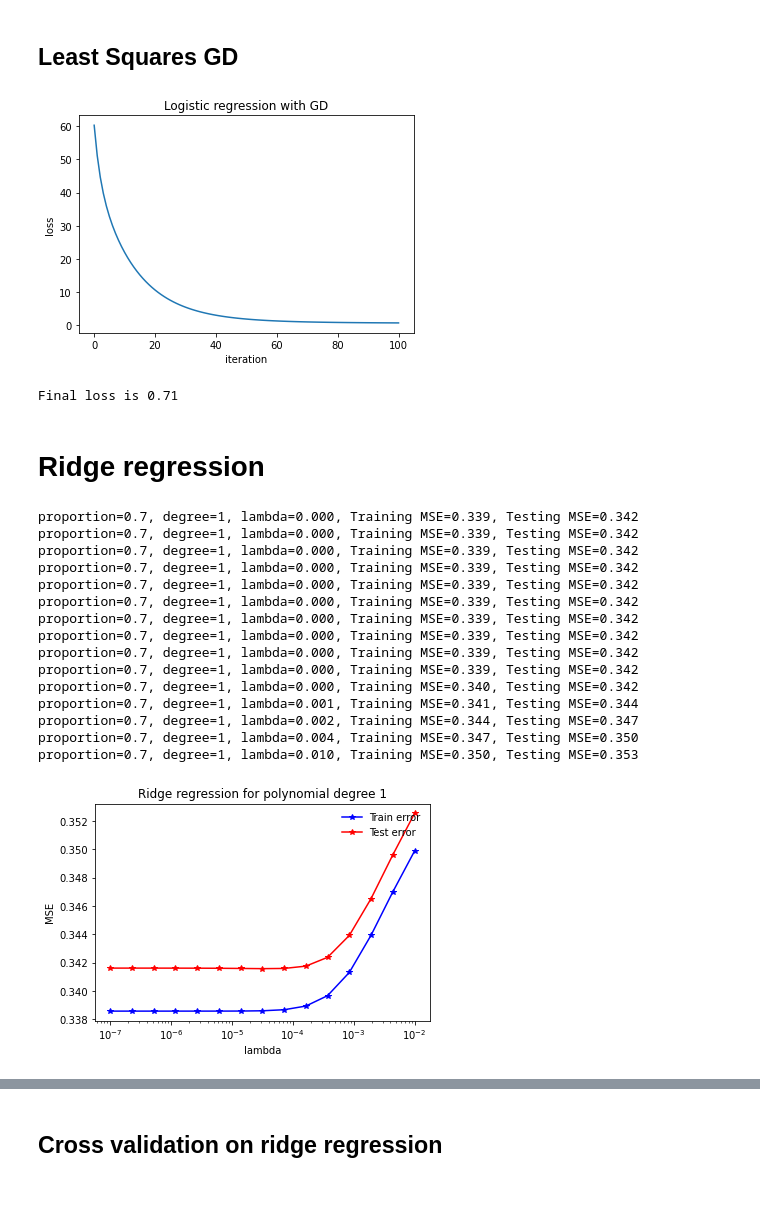
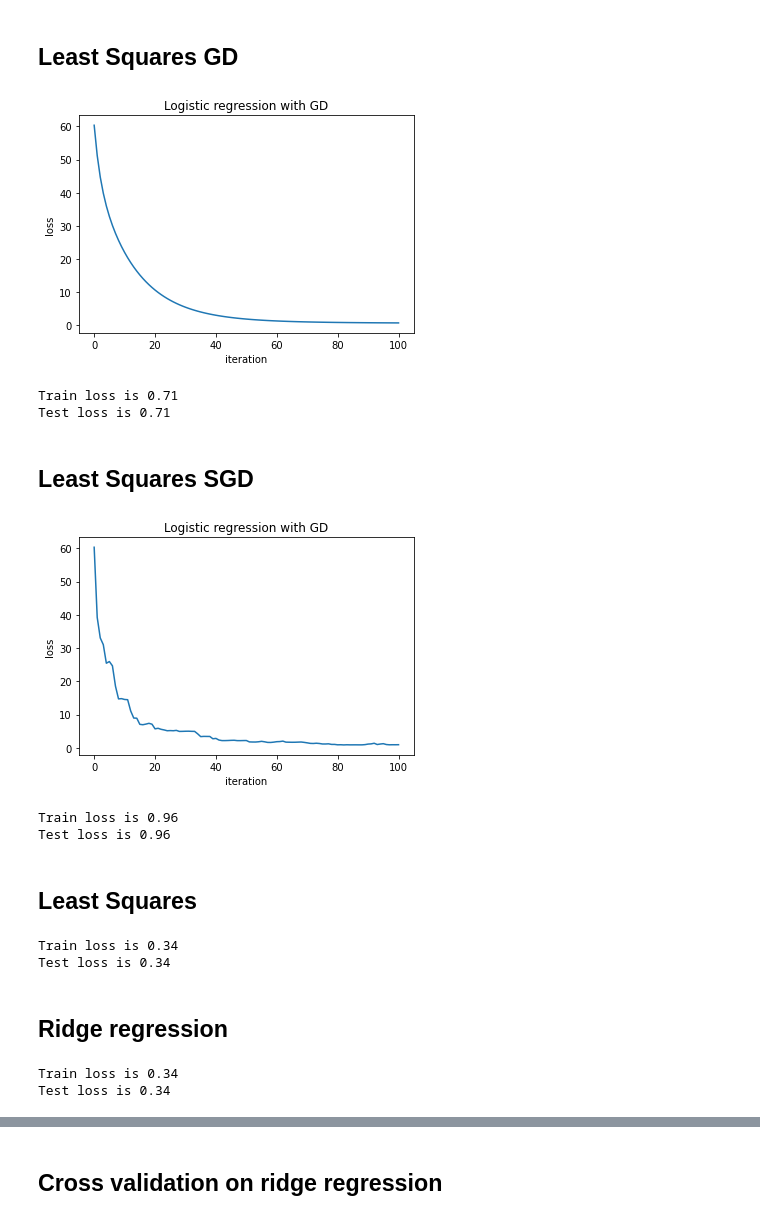
Before and after one commit to SonyaBlinova/ml-project-1-SES, a Jupyter notebook: project1.ipynb, the cells around one changed output, grey strips where cells are left out. Saved outputs shown, nothing was run; the diff lists cells and outputs as text; code cells hidden in the pictures; blank space fills up the shorter version.

```diff
--- a/project1.ipynb
+++ b/project1.ipynb
@@ -13,7 +17,7 @@ from utils import *
 ## Load the training data into feature matrix, class labels, and event ids:
 # %%
 import datetime
-DATA_TRAIN_PATH = '../data/train.csv'
+DATA_TRAIN_PATH = 'data/train.csv'
 labels, input_data, ids = load_csv_data(DATA_TRAIN_PATH)
 # %%
 # standardize the data :
@@ -25,18 +29,52 @@ print(f'shape y : {y.shape}, shape x : {tx.shape}')
 shape y : (250000,), shape x : (250000, 31)
 # %% [markdown]
 ## Do your thing crazy machine learning thing here :) ...
+# %%
+# splitting data in train and test splits
+seed = 46
+ratio = 0.8
+x_train, y_train, x_test, y_test = split_data(tx, y, ratio=ratio, seed=seed)
 # %% [markdown]
 ## Least Squares GD
 # %%
 max_iters = 100
 gamma = 0.01
-initial_w = np.ones((tx.shape[1]))
+initial_w = np.ones((x_train.shape[1]))
 
 plt.title('Logistic regression with GD')
-w, loss = least_squares_GD(y, tx, initial_w, max_iters, gamma, plot_loss = True)
-print("Final loss is {:.2f}".format(loss))
+w, loss = least_squares_GD(y_train, x_train, initial_w, max_iters, gamma, plot_loss = True)
+test_loss = compute_mse(y_test, x_test, w)
+print("Train loss is {:.2f}".format(loss))
+print("Test loss is {:.2f}".format(test_loss))
 # %% [output]
 [figure]
-Final loss is 0.71
+Train loss is 0.71
+Test loss is 0.71
+# %% [markdown]
+## Least Squares SGD
+# %%
+max_iters = 100
+gamma = 0.01
+initial_w = np.ones((x_train.shape[1]))
+
+plt.title('Logistic regression with GD')
+w, loss = least_squares_SGD(y_train, x_train, initial_w, max_iters, gamma, plot_loss = True)
+test_loss = compute_mse(y_test, x_test, w)
+print("Train loss is {:.2f}".format(loss))
+print("Test loss is {:.2f}".format(test_loss))
+# %% [output]
+[figure, added]
+Train loss is 0.96
+Test loss is 0.96
+# %% [markdown]
+## Least Squares
+# %%
+w, loss = least_squares(y, tx)
+test_loss = compute_mse(y_test, x_test, w)
+print("Train loss is {:.2f}".format(loss))
+print("Test loss is {:.2f}".format(test_loss))
+# %% [output]
+Train loss is 0.34
+Test loss is 0.34
 # %% [markdown]
-# Ridge regression
+## Ridge regression
@@ -69,22 +81,8 @@ def ridge_regression_demo(x, y, degree, ratio, seed):
-# %%
-seed = 6
-degree = 1
-split_ratio = 0.7
-ridge_regression_demo(x, y, degree, split_ratio, seed)
-# %% [output]
-proportion=0.7, degree=1, lambda=0.000, Training MSE=0.339, Testing MSE=0.342
-proportion=0.7, degree=1, lambda=0.000, Training MSE=0.339, Testing MSE=0.342
-proportion=0.7, degree=1, lambda=0.000, Training MSE=0.339, Testing MSE=0.342
-proportion=0.7, degree=1, lambda=0.000, Training MSE=0.339, Testing MSE=0.342
-proportion=0.7, degree=1, lambda=0.000, Training MSE=0.339, Testing MSE=0.342
-proportion=0.7, degree=1, lambda=0.000, Training MSE=0.339, Testing MSE=0.342
-proportion=0.7, degree=1, lambda=0.000, Training MSE=0.339, Testing MSE=0.342
-proportion=0.7, degree=1, lambda=0.000, Training MSE=0.339, Testing MSE=0.342
-proportion=0.7, degree=1, lambda=0.000, Training MSE=0.339, Testing MSE=0.342
-proportion=0.7, degree=1, lambda=0.000, Training MSE=0.339, Testing MSE=0.342
-proportion=0.7, degree=1, lambda=0.000, Training MSE=0.340, Testing MSE=0.342
-proportion=0.7, degree=1, lambda=0.001, Training MSE=0.341, Testing MSE=0.344
-proportion=0.7, degree=1, lambda=0.002, Training MSE=0.344, Testing MSE=0.347
-proportion=0.7, degree=1, lambda=0.004, Training MSE=0.347, Testing MSE=0.350
-proportion=0.7, degree=1, lambda=0.010, Training MSE=0.350, Testing MSE=0.353
-[figure, removed]
+# %%
+w, loss = ridge_regression(y, tx, lambda_=1e-5)
+test_loss = compute_mse(y_test, x_test, w)
+print("Train loss is {:.2f}".format(loss))
+print("Test loss is {:.2f}".format(test_loss))
+# %% [output]
+Train loss is 0.34
+Test loss is 0.34
```
Also changed, not shown: parts of 6 cells of this notebook, 1 other file.
